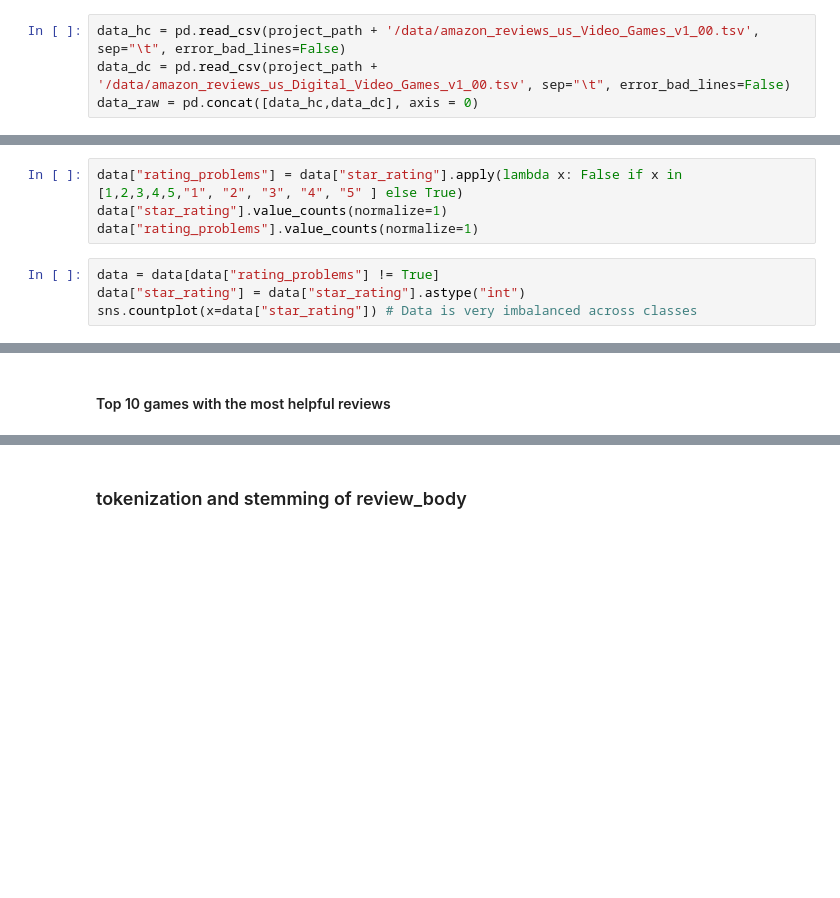
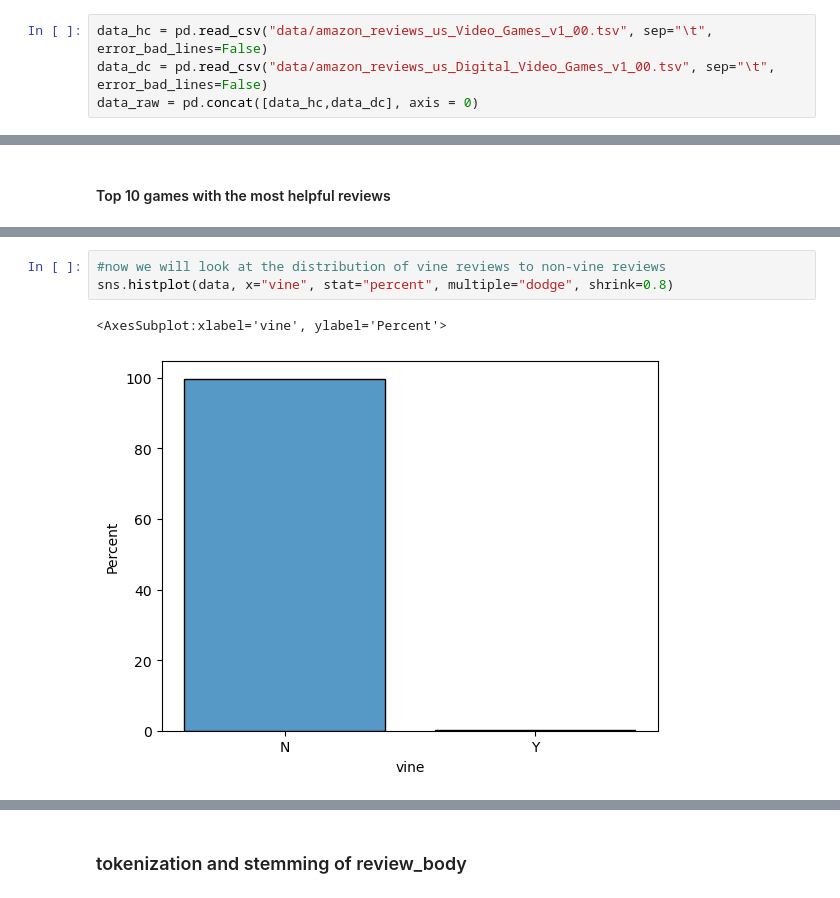
Before and after one commit to LLGH1/dsproject_supply_chain, a Jupyter notebook: FirstExplorationReviewData_OUTPUT.ipynb, the cells around one changed output, grey strips where cells are left out. Cells and saved outputs as stored; diff of their text form; blank space fills up the shorter version.

```diff
--- a/FirstExplorationReviewData_OUTPUT.ipynb
+++ b/FirstExplorationReviewData_OUTPUT.ipynb
@@ -60,5 +59,5 @@ project_path
 # %%
-data_hc = pd.read_csv(project_path + '/data/amazon_reviews_us_Video_Games_v1_00.tsv', sep="\t", error_bad_lines=False)
-data_dc = pd.read_csv(project_path + '/data/amazon_reviews_us_Digital_Video_Games_v1_00.tsv', sep="\t", error_bad_lines=False)
+data_hc = pd.read_csv("data/amazon_reviews_us_Video_Games_v1_00.tsv", sep="\t", error_bad_lines=False)
+data_dc = pd.read_csv("data/amazon_reviews_us_Digital_Video_Games_v1_00.tsv", sep="\t", error_bad_lines=False)
 data_raw = pd.concat([data_hc,data_dc], axis = 0)
 # %% [output]
@@ -185,11 +231,3 @@ sns.countplot(x=data[data["product_category"]=="Digital_Video_Games"]["star_rati
-# %%
-data["rating_problems"] = data["star_rating"].apply(lambda x: False if x in [1,2,3,4,5,"1", "2", "3", "4", "5" ] else True)
-data["star_rating"].value_counts(normalize=1)
-data["rating_problems"].value_counts(normalize=1)
-# %%
-data = data[data["rating_problems"] != True]
-data["star_rating"] = data["star_rating"].astype("int")
-sns.countplot(x=data["star_rating"]) # Data is very imbalanced across classes
 # %% [markdown]
 #### reviews over time
 # %%
@@ -224,0 +283,6 @@ data[["product_title", "helpful_votes"]].nlargest(10, ["helpful_votes"]).plot(x=
+# %%
+#now we will look at the distribution of vine reviews to non-vine reviews
+sns.histplot(data, x="vine", stat="percent", multiple="dodge", shrink=0.8)
+# %% [output]
+<AxesSubplot:xlabel='vine', ylabel='Percent'>
+[figure, added]
```
Also changed, not shown: parts of 29 cells of this notebook.
